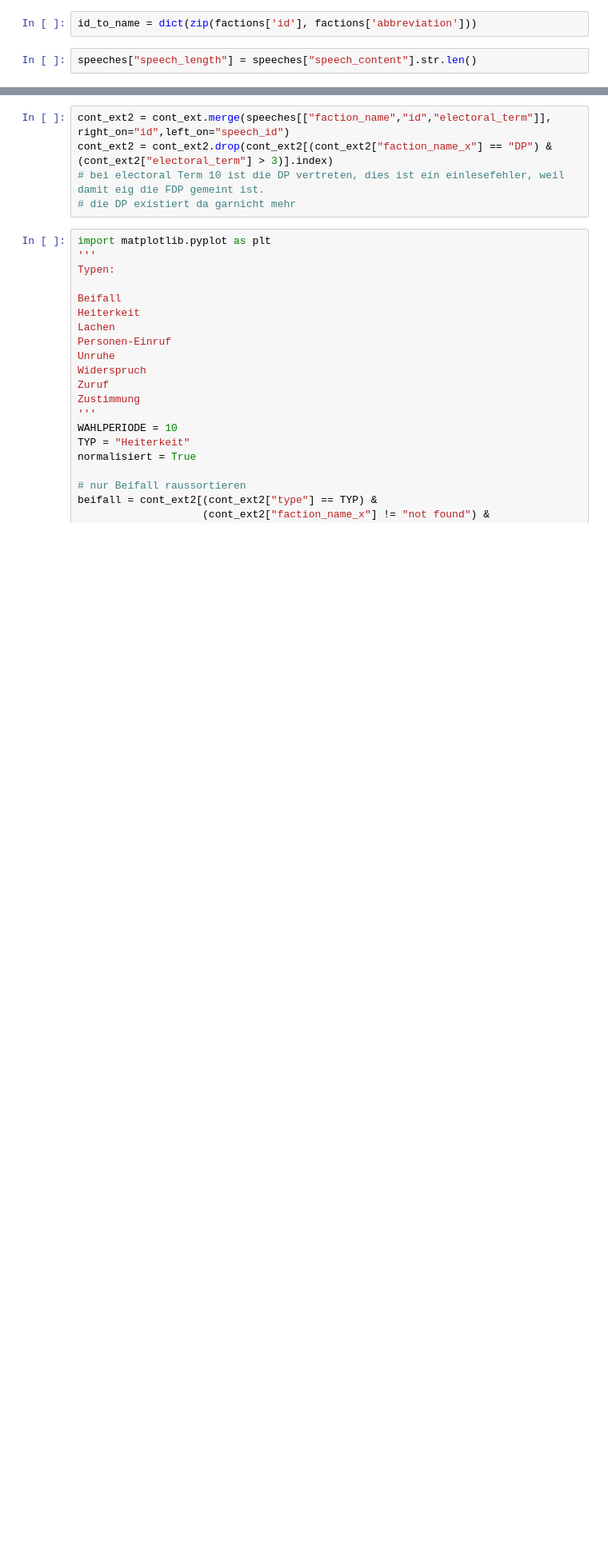
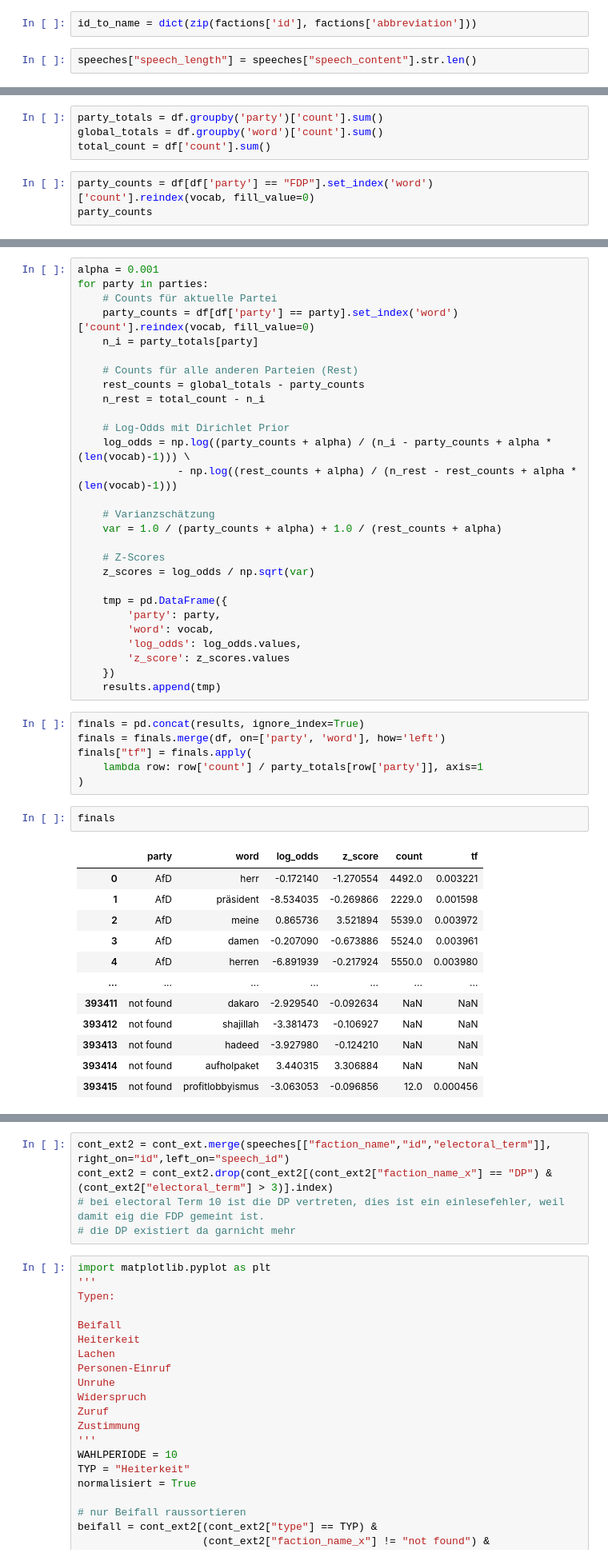
Before and after one commit to hakrackete/Bundestag, a Jupyter notebook: explore_data.ipynb, the cells around one changed output, grey strips where cells are left out. Shown at 80% size. Drawn from its saved outputs; the diff is of its cells as text; blank space fills up the shorter version.

Commit message:
typische wörter pro Partei, log likyhood, log_odds_dirlichet prior, relative frequency

```diff
--- a/explore_data.ipynb
+++ b/explore_data.ipynb
@@ -97,0 +328,7 @@ cont_ext["faction_name"] = cont_ext["faction_id"].map(id_to_name)
+# %%
+party_totals = df.groupby('party')['count'].sum()
+global_totals = df.groupby('word')['count'].sum()
+total_count = df['count'].sum()
+# %%
+party_counts = df[df['party'] == "FDP"].set_index('word')['count'].reindex(vocab, fill_value=0)
+party_counts
@@ -97,0 +349,49 @@ cont_ext["faction_name"] = cont_ext["faction_id"].map(id_to_name)
+# %%
+alpha = 0.001
+for party in parties:
+    # Counts für aktuelle Partei
+    party_counts = df[df['party'] == party].set_index('word')['count'].reindex(vocab, fill_value=0)
+    n_i = party_totals[party]
+
+    # Counts für alle anderen Parteien (Rest)
+    rest_counts = global_totals - party_counts
+    n_rest = total_count - n_i
+
+    # Log-Odds mit Dirichlet Prior
+    log_odds = np.log((party_counts + alpha) / (n_i - party_counts + alpha * (len(vocab)-1))) \
+                - np.log((rest_counts + alpha) / (n_rest - rest_counts + alpha * (len(vocab)-1)))
+
+    # Varianzschätzung
+    var = 1.0 / (party_counts + alpha) + 1.0 / (rest_counts + alpha)
+
+    # Z-Scores
+    z_scores = log_odds / np.sqrt(var)
+
+    tmp = pd.DataFrame({
+        'party': party,
+        'word': vocab,
+        'log_odds': log_odds.values,
+        'z_score': z_scores.values
+    })
+    results.append(tmp)
+# %%
+finals = pd.concat(results, ignore_index=True)
+finals = finals.merge(df, on=['party', 'word'], how='left')
+finals["tf"] = finals.apply(
+    lambda row: row['count'] / party_totals[row['party']], axis=1
+)
+# %%
+finals
+# %% [output]
+|  | party | word | log_odds | z_score | count | tf |
+| 0 | AfD | herr | -0.172140 | -1.270554 | 4492.0 | 0.003221 |
+| 1 | AfD | präsident | -8.534035 | -0.269866 | 2229.0 | 0.001598 |
+| 2 | AfD | meine | 0.865736 | 3.521894 | 5539.0 | 0.003972 |
+| 3 | AfD | damen | -0.207090 | -0.673886 | 5524.0 | 0.003961 |
+| 4 | AfD | herren | -6.891939 | -0.217924 | 5550.0 | 0.003980 |
+| ... | ... | ... | ... | ... | ... | ... |
+| 393411 | not found | dakaro | -2.929540 | -0.092634 | NaN | NaN |
+| 393412 | not found | shajillah | -3.381473 | -0.106927 | NaN | NaN |
+| 393413 | not found | hadeed | -3.927980 | -0.124210 | NaN | NaN |
+| 393414 | not found | aufholpaket | 3.440315 | 3.306884 | NaN | NaN |
+| 393415 | not found | profitlobbyismus | -3.063053 | -0.096856 | 12.0 | 0.000456 |
```
Also changed, not shown: parts of 35 cells of this notebook.
